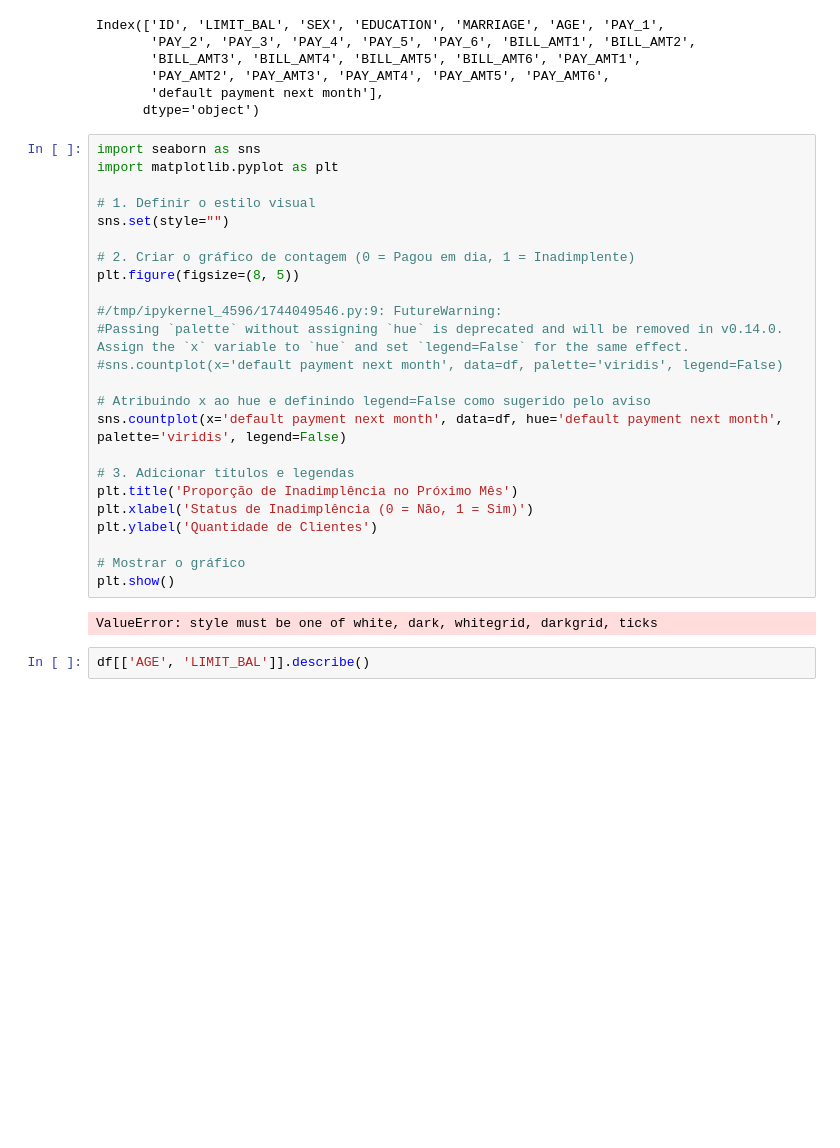
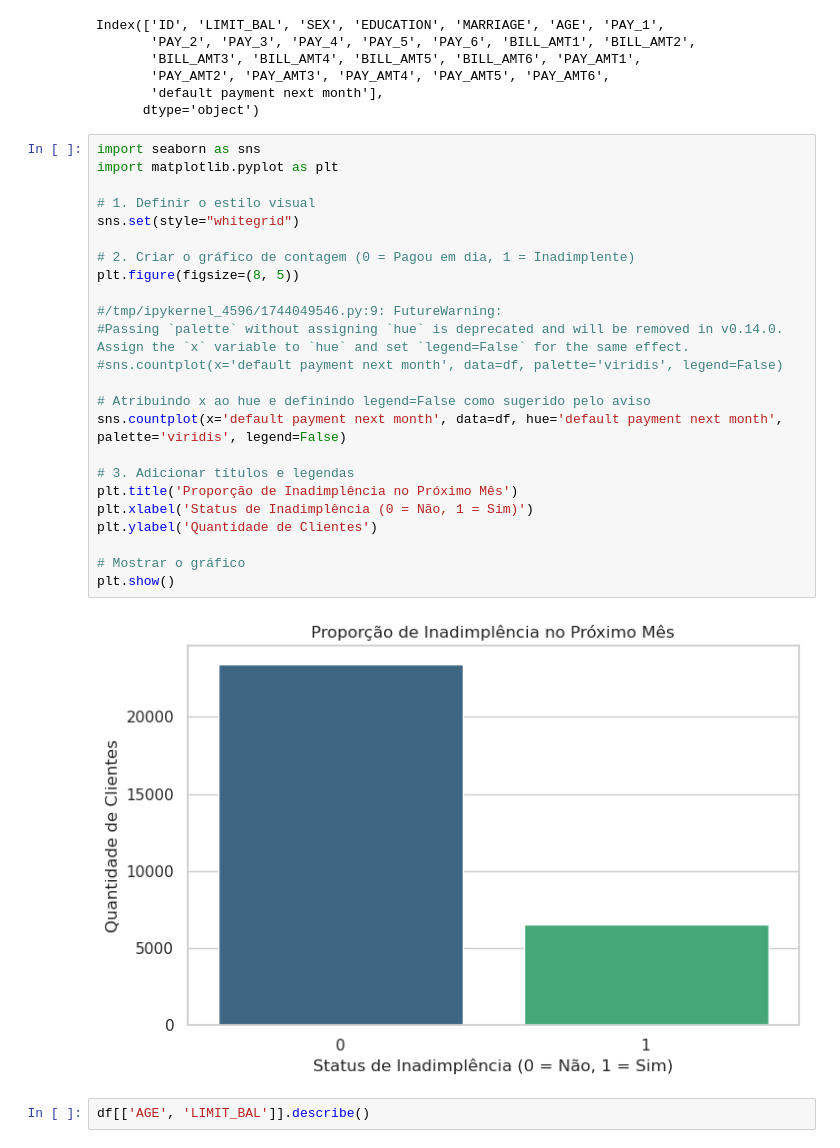
Before and after one commit to Eranzitoo/curso-ciencia-dados, a Jupyter notebook: ciencia_dados.ipynb, the cells around one changed output. Saved outputs shown, nothing was run; the diff lists cells and outputs as text; blank space fills up the shorter version.

```diff
--- a/ciencia_dados.ipynb
+++ b/ciencia_dados.ipynb
@@ -112,29 +112,29 @@ Index(['ID', 'LIMIT_BAL', 'SEX', 'EDUCATION', 'MARRIAGE', 'AGE', 'PAY_1',
 # %%
 import seaborn as sns
 import matplotlib.pyplot as plt
 
 # 1. Definir o estilo visual
-sns.set(style="")
+sns.set(style="whitegrid")
 
 # 2. Criar o gráfico de contagem (0 = Pagou em dia, 1 = Inadimplente)
 plt.figure(figsize=(8, 5))
 
 #/tmp/ipykernel_4596/1744049546.py:9: FutureWarning:
 #Passing `palette` without assigning `hue` is deprecated and will be removed in v0.14.0. Assign the `x` variable to `hue` and set `legend=False` for the same effect.
 #sns.countplot(x='default payment next month', data=df, palette='viridis', legend=False)
 
 # Atribuindo x ao hue e definindo legend=False como sugerido pelo aviso
 sns.countplot(x='default payment next month', data=df, hue='default payment next month', palette='viridis', legend=False)
 
 # 3. Adicionar títulos e legendas
 plt.title('Proporção de Inadimplência no Próximo Mês')
 plt.xlabel('Status de Inadimplência (0 = Não, 1 = Sim)')
 plt.ylabel('Quantidade de Clientes')
 
 # Mostrar o gráfico
 plt.show()
 # %% [output]
-ValueError: style must be one of white, dark, whitegrid, darkgrid, ticks
+[figure, added]
 # %%
 df[['AGE', 'LIMIT_BAL']].describe()
 # %% [output]
```
Also changed, not shown: parts of 2 cells of this notebook.
